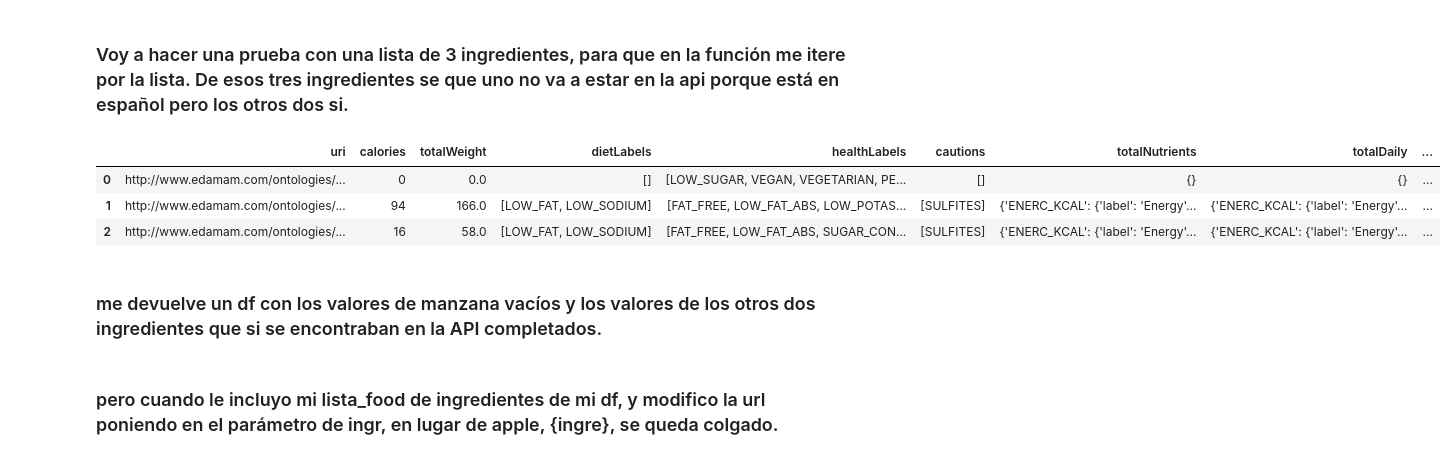
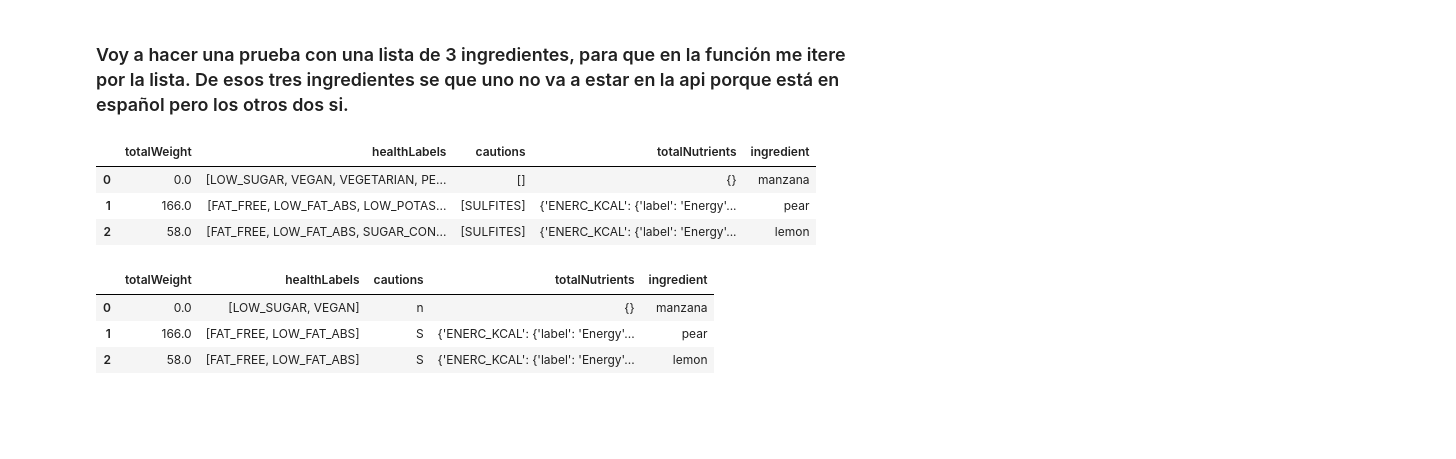
Before and after one commit to Beapsp/Pipelines-project-, a Jupyter notebook: Notebook/1- dataset.ipynb, the cells around one changed output. Saved outputs shown, nothing was run; the diff lists cells and outputs as text; code cells hidden in the pictures; blank space fills up the shorter version.

```diff
--- a/Notebook/1- dataset.ipynb
+++ b/Notebook/1- dataset.ipynb
@@ -12,3 +12,5 @@ Requirement already satisfied: python-dotenv in /home/beatrizsp/anaconda3/envs/i
+# %%
+pd.set_option('display.max_columns', None) #con este parámetro puedo ver TODAS las columnas de un df.
 # %% [markdown]
 ### 1. Importo mi dataframe
 # %%
@@ -166,13 +133,12 @@ def call_api(app_id, app_key, ingredientes):
 # %%
 prueba = call_api('5bb5f3ad','a3a514dbb62d9ea04d57160922fce573',lista2)
 # %%
-pd.DataFrame(prueba)
+d = pd.DataFrame(prueba)
+d.drop(["dietLabels", "calories", "uri", "totalDaily", "totalNutrientsKCal"], axis = 1, inplace = True )
+d["ingredient"] = lista2
+d.head()
 # %% [output]
-|  | uri | calories | totalWeight | dietLabels | healthLabels | cautions | totalNutrients | totalDaily | ... |
-| 0 | http://www.edamam.com/ontologies/... | 0 | 0.0 | [] | [LOW_SUGAR, VEGAN, VEGETARIAN, PE... | [] | {} | {} | ... |
-| 1 | http://www.edamam.com/ontologies/... | 94 | 166.0 | [LOW_FAT, LOW_SODIUM] | [FAT_FREE, LOW_FAT_ABS, LOW_POTAS... | [SULFITES] | {'ENERC_KCAL': {'label': 'Energy'... | {'ENERC_KCAL': {'label': 'Energy'... | ... |
-| 2 | http://www.edamam.com/ontologies/... | 16 | 58.0 | [LOW_FAT, LOW_SODIUM] | [FAT_FREE, LOW_FAT_ABS, SUGAR_CON... | [SULFITES] | {'ENERC_KCAL': {'label': 'Energy'... | {'ENERC_KCAL': {'label': 'Energy'... | ... |
+|  | totalWeight | healthLabels | cautions | totalNutrients | ingredient |
+| 0 | 0.0 | [LOW_SUGAR, VEGAN, VEGETARIAN, PE... | [] | {} | manzana |
+| 1 | 166.0 | [FAT_FREE, LOW_FAT_ABS, LOW_POTAS... | [SULFITES] | {'ENERC_KCAL': {'label': 'Energy'... | pear |
+| 2 | 58.0 | [FAT_FREE, LOW_FAT_ABS, SUGAR_CON... | [SULFITES] | {'ENERC_KCAL': {'label': 'Energy'... | lemon |
-# %% [markdown]
-### me devuelve un df con los valores de manzana vacíos y los valores de los otros dos ingredientes que si se encontraban en la API completados.
-# %% [markdown]
-### pero cuando le incluyo mi lista_food de ingredientes de mi df, y modifico la url poniendo en el parámetro de ingr, en lugar de apple, {ingre}, se queda colgado.
@@ -178,0 +153,7 @@ pd.DataFrame(prueba)
+# %%
+d.head(50)
+# %% [output]
+|  | totalWeight | healthLabels | cautions | totalNutrients | ingredient |
+| 0 | 0.0 | [LOW_SUGAR, VEGAN] | n | {} | manzana |
+| 1 | 166.0 | [FAT_FREE, LOW_FAT_ABS] | S | {'ENERC_KCAL': {'label': 'Energy'... | pear |
+| 2 | 58.0 | [FAT_FREE, LOW_FAT_ABS] | S | {'ENERC_KCAL': {'label': 'Energy'... | lemon |
```
Also changed, not shown: parts of 44 cells of this notebook, 3 other files.
